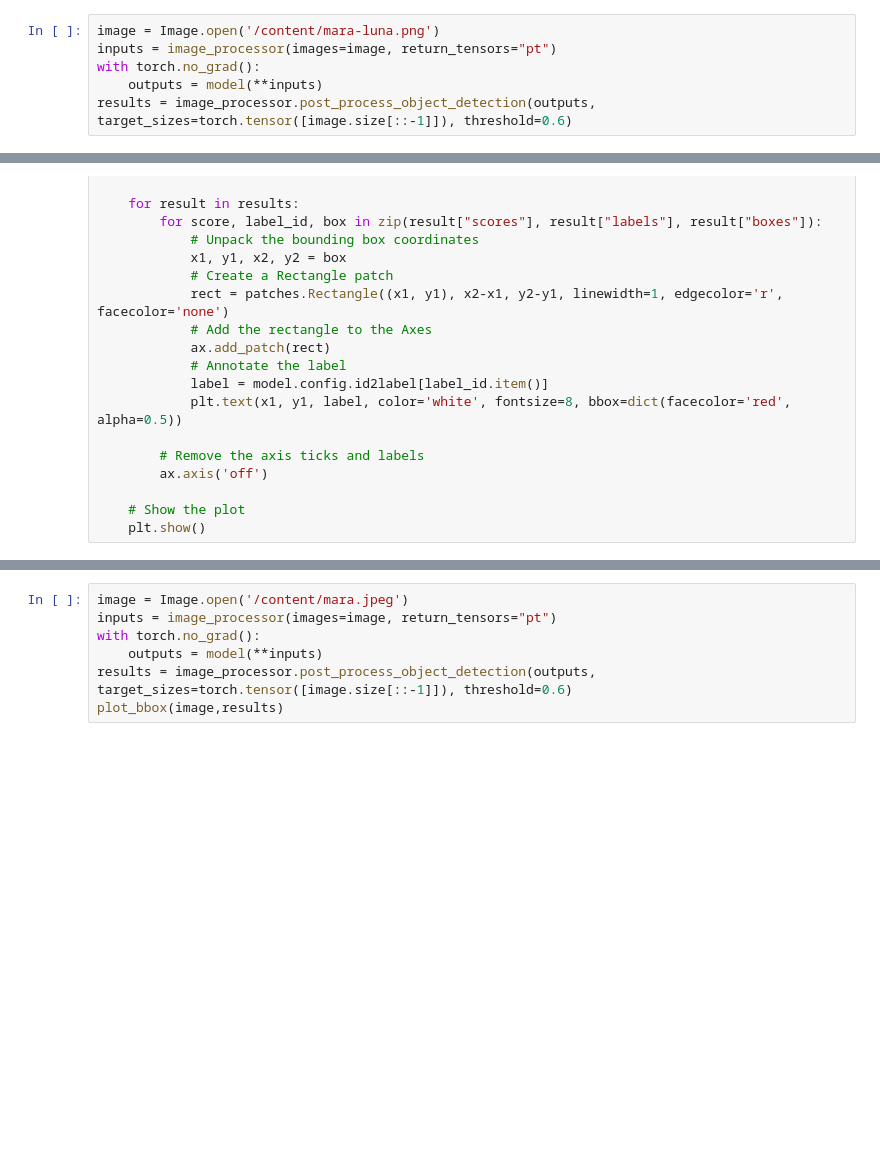
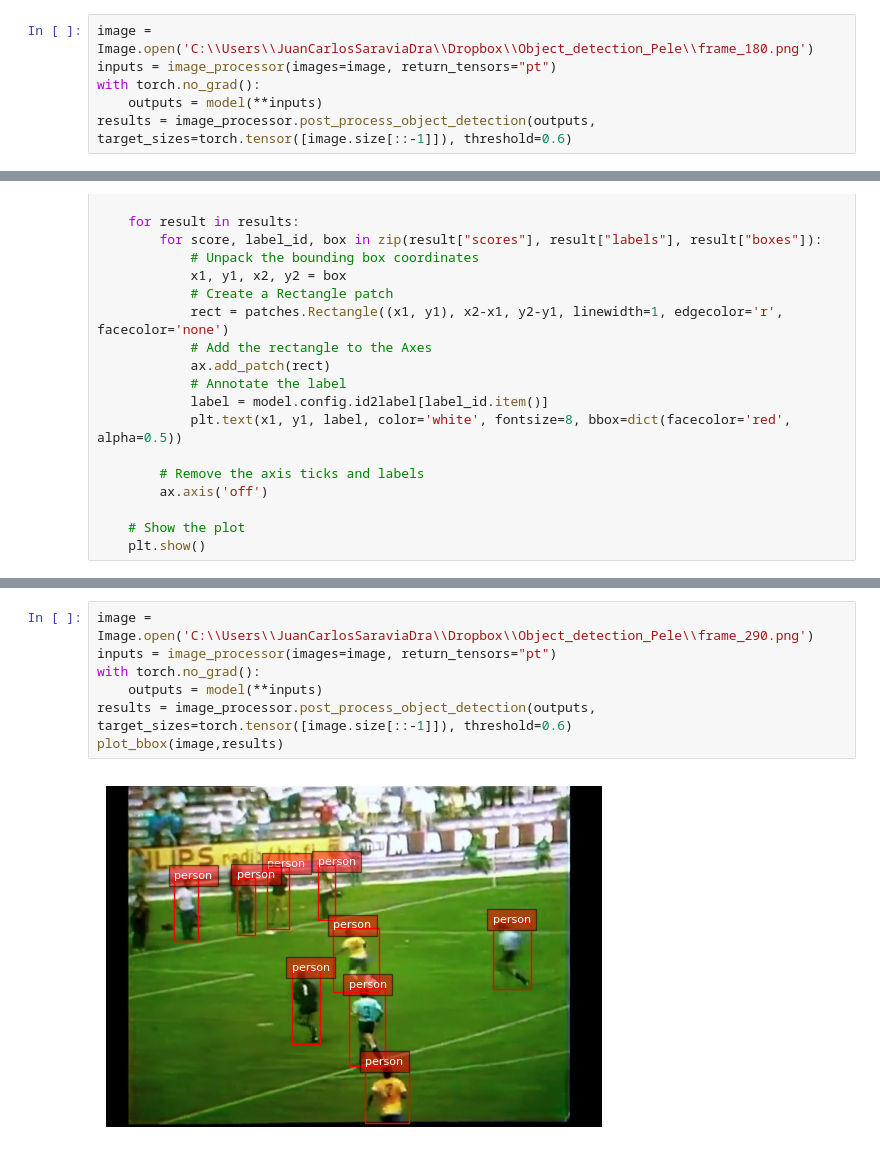
Before and after one commit to jsaraviadrago/PC-viz, a Jupyter notebook: Computer_vision/Object_detection.ipynb, the cells around one changed output, grey strips where cells are left out. Saved outputs shown, nothing was run; the diff lists cells and outputs as text; blank space fills up the shorter version.

```diff
--- a/Computer_vision/Object_detection.ipynb
+++ b/Computer_vision/Object_detection.ipynb
@@ -12,5 +18,5 @@ model = RTDetrForObjectDetection.from_pretrained(model_name)
 # %%
-image = Image.open('/content/mara-luna.png')
+image = Image.open('C:\\Users\\JuanCarlosSaraviaDra\\Dropbox\\Object_detection_Pele\\frame_180.png')
 inputs = image_processor(images=image, return_tensors="pt")
 with torch.no_grad():
     outputs = model(**inputs)
@@ -60,8 +85,10 @@ plot_bbox(image,results)
 # %%
-image = Image.open('/content/mara.jpeg')
+image = Image.open('C:\\Users\\JuanCarlosSaraviaDra\\Dropbox\\Object_detection_Pele\\frame_290.png')
 inputs = image_processor(images=image, return_tensors="pt")
 with torch.no_grad():
     outputs = model(**inputs)
 results = image_processor.post_process_object_detection(outputs, target_sizes=torch.tensor([image.size[::-1]]), threshold=0.6)
 plot_bbox(image,results)
+# %% [output]
+[figure, added]
 # %%
```
Also changed, not shown: parts of 6 cells of this notebook.
